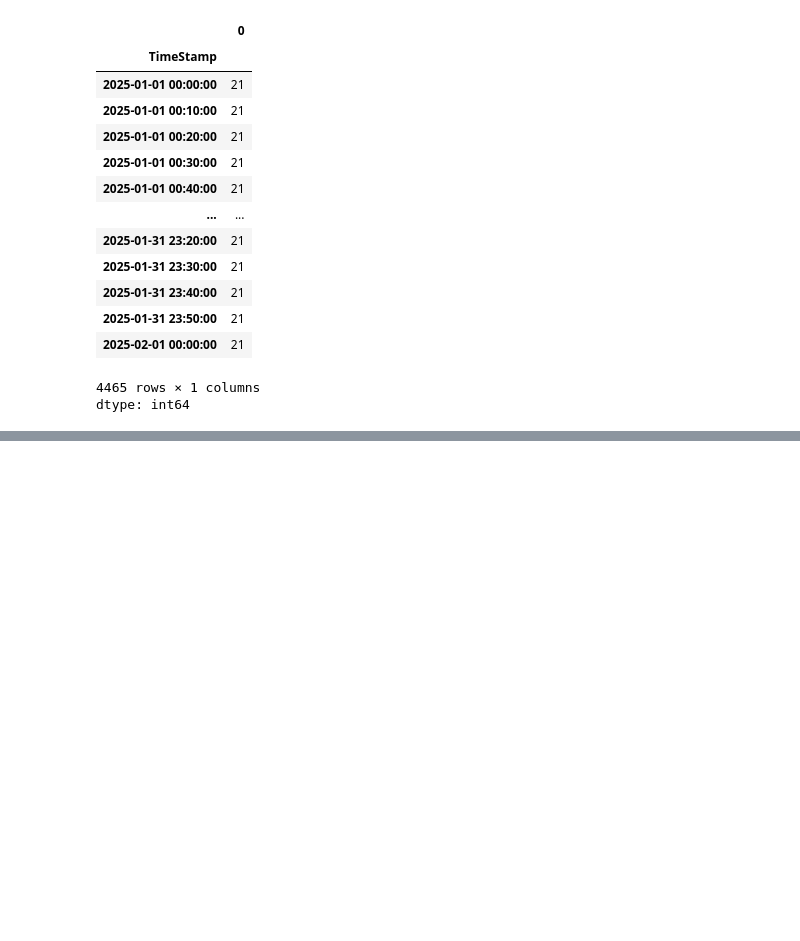
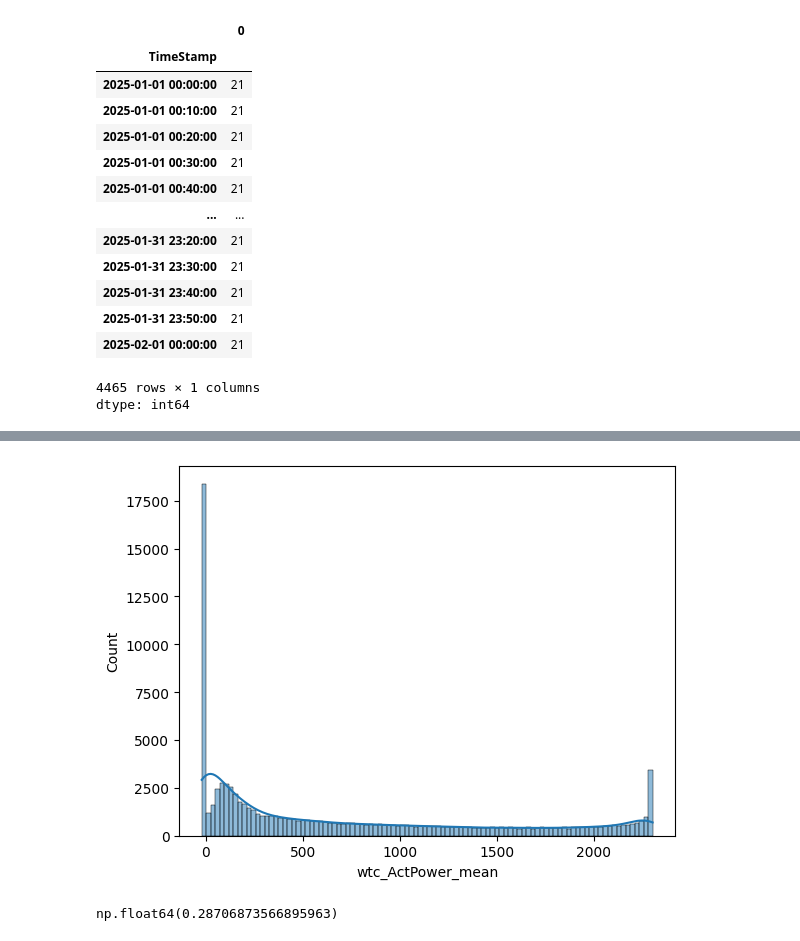
Before and after one commit to juliet-karpah/wind-power-forecasting, a Jupyter notebook: wind_power_data_exploration_.ipynb, the cells around one changed output, grey strips where cells are left out. Drawn from its saved outputs; the diff is of its cells as text; code cells hidden in the pictures; blank space fills up the shorter version.

```diff
--- a/wind_power_data_exploration_.ipynb
+++ b/wind_power_data_exploration_.ipynb
@@ -186,0 +179,3 @@ dtype: bool
+# %%
+with zf.open('tblSCTurGrid_2025_01.csv') as f:
+  df_tblSCTurGrid_01 = pd.read_csv(f)
@@ -186,0 +215,9 @@ dtype: bool
+# %%
+sns.histplot(data=df_tblSCTurGrid_01, x='wtc_ActPower_mean', bins=100, kde=True) # set kde=False to hide the curve
+plt.show()
+# %% [output]
+[figure, added]
+# %%
+(df_tblSCTurGrid_01["wtc_ActPower_mean"] < 100).mean()
+# %% [output]
+np.float64(0.28706873566895963)
```
Also changed, not shown: parts of 26 cells of this notebook.
